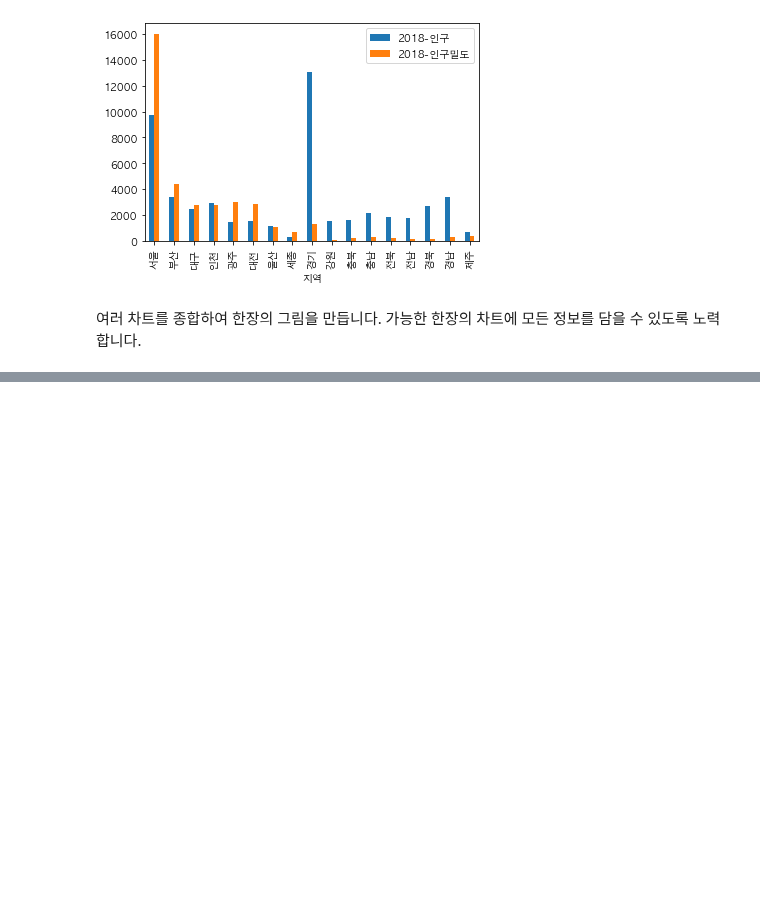
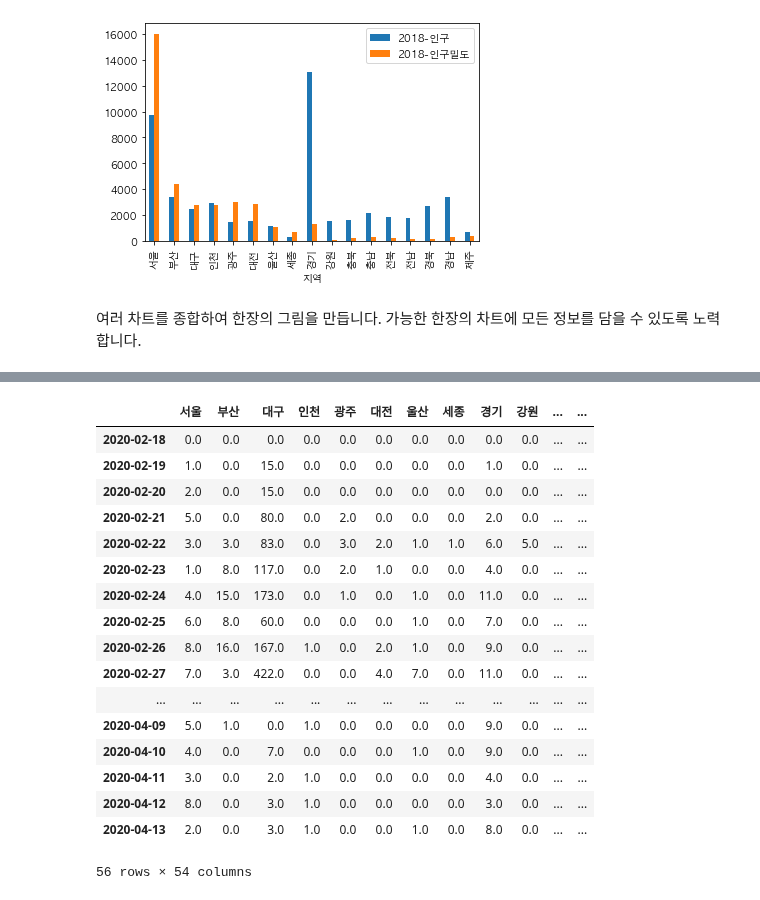
Before and after one commit to yong27/coronadaily, a Jupyter notebook: COVID19-daily-analysis.ipynb, the cells around one changed output, grey strips where cells are left out. Saved outputs shown, nothing was run; the diff lists cells and outputs as text; code cells hidden in the pictures; blank space fills up the shorter version.

```diff
--- a/COVID19-daily-analysis.ipynb
+++ b/COVID19-daily-analysis.ipynb
@@ -294,0 +296,21 @@ plt.savefig(f'daily-chart/covid19-stat-wtests-{today.strftime("%m%d")}.png', dpi
+# %%
+df
+# %% [output]
+|  | 서울 | 부산 | 대구 | 인천 | 광주 | 대전 | 울산 | 세종 | 경기 | 강원 | ... | ... |
+| 2020-02-18 | 0.0 | 0.0 | 0.0 | 0.0 | 0.0 | 0.0 | 0.0 | 0.0 | 0.0 | 0.0 | ... | ... |
+| 2020-02-19 | 1.0 | 0.0 | 15.0 | 0.0 | 0.0 | 0.0 | 0.0 | 0.0 | 1.0 | 0.0 | ... | ... |
+| 2020-02-20 | 2.0 | 0.0 | 15.0 | 0.0 | 0.0 | 0.0 | 0.0 | 0.0 | 0.0 | 0.0 | ... | ... |
+| 2020-02-21 | 5.0 | 0.0 | 80.0 | 0.0 | 2.0 | 0.0 | 0.0 | 0.0 | 2.0 | 0.0 | ... | ... |
+| 2020-02-22 | 3.0 | 3.0 | 83.0 | 0.0 | 3.0 | 2.0 | 1.0 | 1.0 | 6.0 | 5.0 | ... | ... |
+| 2020-02-23 | 1.0 | 8.0 | 117.0 | 0.0 | 2.0 | 1.0 | 0.0 | 0.0 | 4.0 | 0.0 | ... | ... |
+| 2020-02-24 | 4.0 | 15.0 | 173.0 | 0.0 | 1.0 | 0.0 | 1.0 | 0.0 | 11.0 | 0.0 | ... | ... |
+| 2020-02-25 | 6.0 | 8.0 | 60.0 | 0.0 | 0.0 | 0.0 | 1.0 | 0.0 | 7.0 | 0.0 | ... | ... |
+| 2020-02-26 | 8.0 | 16.0 | 167.0 | 1.0 | 0.0 | 2.0 | 1.0 | 0.0 | 9.0 | 0.0 | ... | ... |
+| 2020-02-27 | 7.0 | 3.0 | 422.0 | 0.0 | 0.0 | 4.0 | 7.0 | 0.0 | 11.0 | 0.0 | ... | ... |
+| ... | ... | ... | ... | ... | ... | ... | ... | ... | ... | ... | ... | ... |
+| 2020-04-09 | 5.0 | 1.0 | 0.0 | 1.0 | 0.0 | 0.0 | 0.0 | 0.0 | 9.0 | 0.0 | ... | ... |
+| 2020-04-10 | 4.0 | 0.0 | 7.0 | 0.0 | 0.0 | 0.0 | 1.0 | 0.0 | 9.0 | 0.0 | ... | ... |
+| 2020-04-11 | 3.0 | 0.0 | 2.0 | 1.0 | 0.0 | 0.0 | 0.0 | 0.0 | 4.0 | 0.0 | ... | ... |
+| 2020-04-12 | 8.0 | 0.0 | 3.0 | 1.0 | 0.0 | 0.0 | 0.0 | 0.0 | 3.0 | 0.0 | ... | ... |
+| 2020-04-13 | 2.0 | 0.0 | 3.0 | 1.0 | 0.0 | 0.0 | 1.0 | 0.0 | 8.0 | 0.0 | ... | ... |
+56 rows × 54 columns
```
Also changed, not shown: parts of 4 cells of this notebook, 10 other files.
